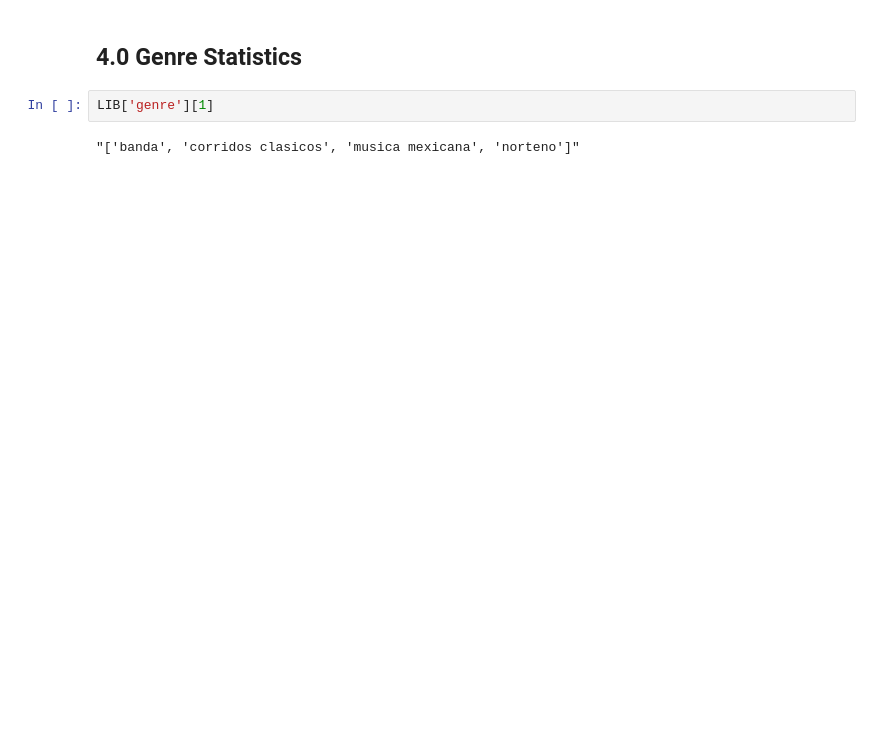
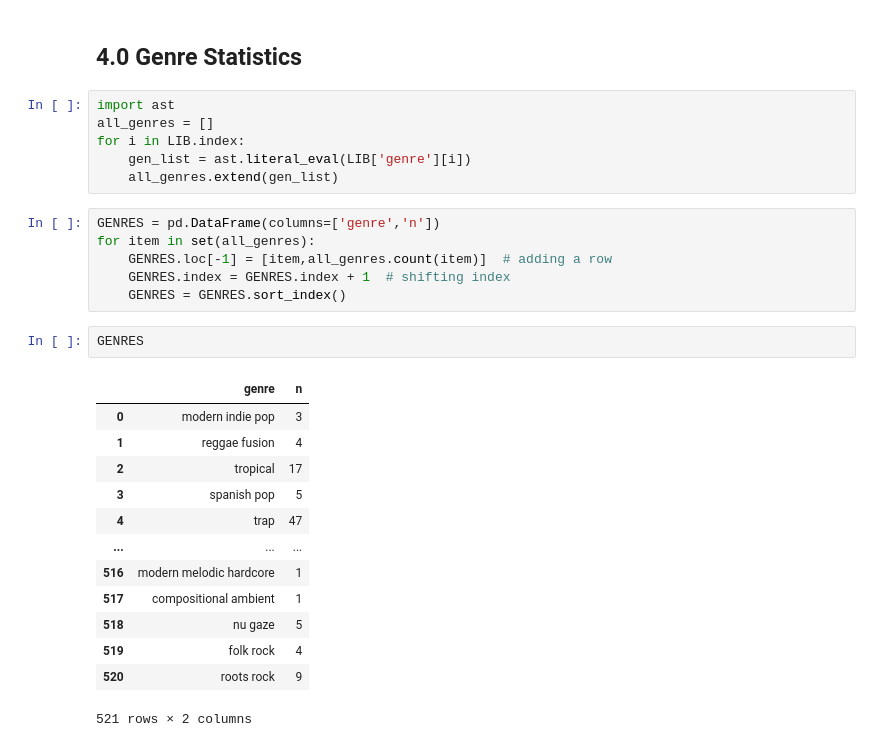
Before and after one commit to raymundo-mora/Projects, a Jupyter notebook: Spotify Topic Models/2. First EDA.ipynb, the cells around one changed output. Saved outputs shown, nothing was run; the diff lists cells and outputs as text; blank space fills up the shorter version.

```diff
--- a/Spotify Topic Models/2. First EDA.ipynb
+++ b/Spotify Topic Models/2. First EDA.ipynb
@@ -84,7 +104,31 @@ px.bar(top_artists,x='song',text_auto=True)
 [interactive output not drawn]
 # %% [markdown]
 ## 4.0 Genre Statistics
-# %%
-LIB['genre'][1]
-# %% [output]
-"['banda', 'corridos clasicos', 'musica mexicana', 'norteno']"
+# %%
+import ast
+all_genres = []
+for i in LIB.index:
+    gen_list = ast.literal_eval(LIB['genre'][i])
+    all_genres.extend(gen_list)
+# %%
+GENRES = pd.DataFrame(columns=['genre','n'])
+for item in set(all_genres):
+    GENRES.loc[-1] = [item,all_genres.count(item)]  # adding a row
+    GENRES.index = GENRES.index + 1  # shifting index
+    GENRES = GENRES.sort_index()
+# %%
+GENRES
+# %% [output]
+|  | genre | n |
+| 0 | modern indie pop | 3 |
+| 1 | reggae fusion | 4 |
+| 2 | tropical | 17 |
+| 3 | spanish pop | 5 |
+| 4 | trap | 47 |
+| ... | ... | ... |
+| 516 | modern melodic hardcore | 1 |
+| 517 | compositional ambient | 1 |
+| 518 | nu gaze | 5 |
+| 519 | folk rock | 4 |
+| 520 | roots rock | 9 |
+521 rows × 2 columns
```
Also changed, not shown: parts of 8 cells of this notebook, 2 other files.
